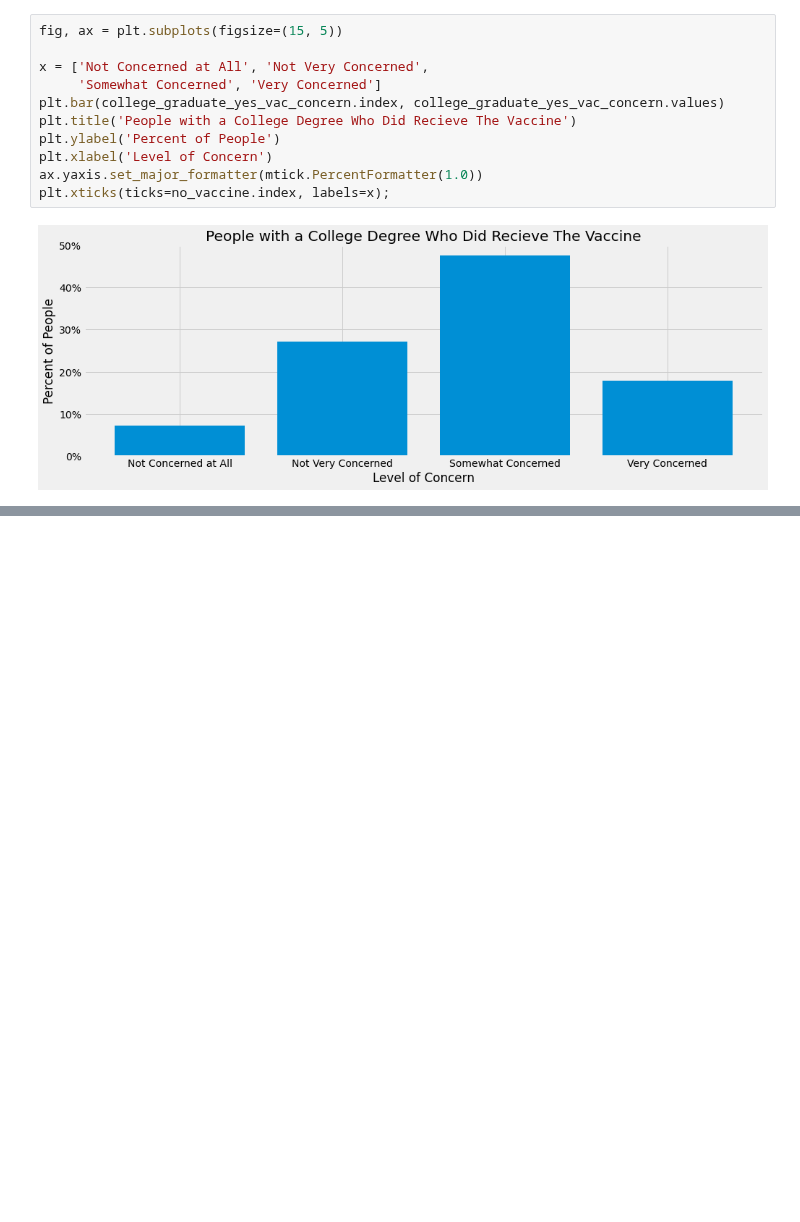
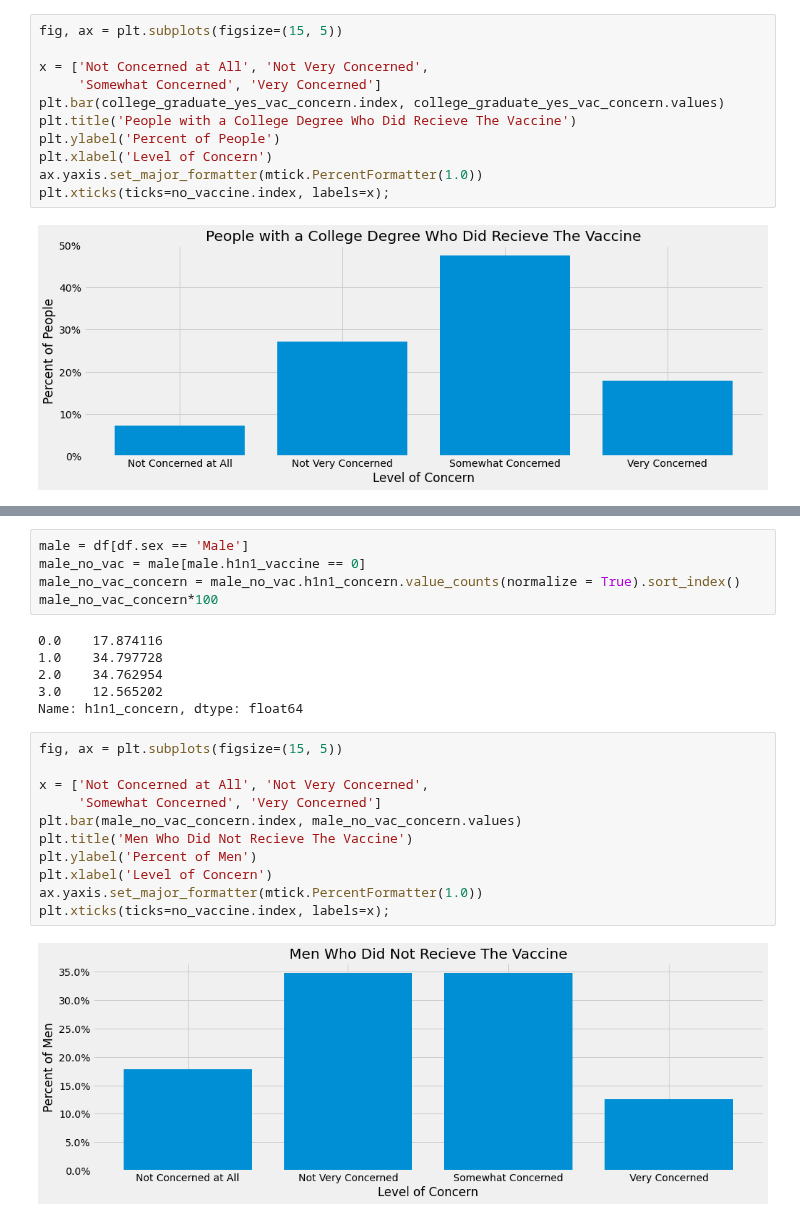
Before and after one commit to mankah/Capstone, a Jupyter notebook: H1N1_Analysis.ipynb, the cells around one changed output, grey strips where cells are left out. Cells and saved outputs as stored; diff of their text form; blank space fills up the shorter version.

```diff
--- a/H1N1_Analysis.ipynb
+++ b/H1N1_Analysis.ipynb
@@ -1019,0 +1077,24 @@ plt.xticks(ticks=no_vaccine.index, labels=x);
+# %%
+male = df[df.sex == 'Male']
+male_no_vac = male[male.h1n1_vaccine == 0]
+male_no_vac_concern = male_no_vac.h1n1_concern.value_counts(normalize = True).sort_index()
+male_no_vac_concern*100
+# %% [output]
+0.0    17.874116
+1.0    34.797728
+2.0    34.762954
+3.0    12.565202
+Name: h1n1_concern, dtype: float64
+# %%
+fig, ax = plt.subplots(figsize=(15, 5))
+
+x = ['Not Concerned at All', 'Not Very Concerned',
+     'Somewhat Concerned', 'Very Concerned']
+plt.bar(male_no_vac_concern.index, male_no_vac_concern.values)
+plt.title('Men Who Did Not Recieve The Vaccine')
+plt.ylabel('Percent of Men')
+plt.xlabel('Level of Concern')
+ax.yaxis.set_major_formatter(mtick.PercentFormatter(1.0))
+plt.xticks(ticks=no_vaccine.index, labels=x);
+# %% [output]
+[figure, added]
```
Also changed, not shown: parts of 20 cells of this notebook.
